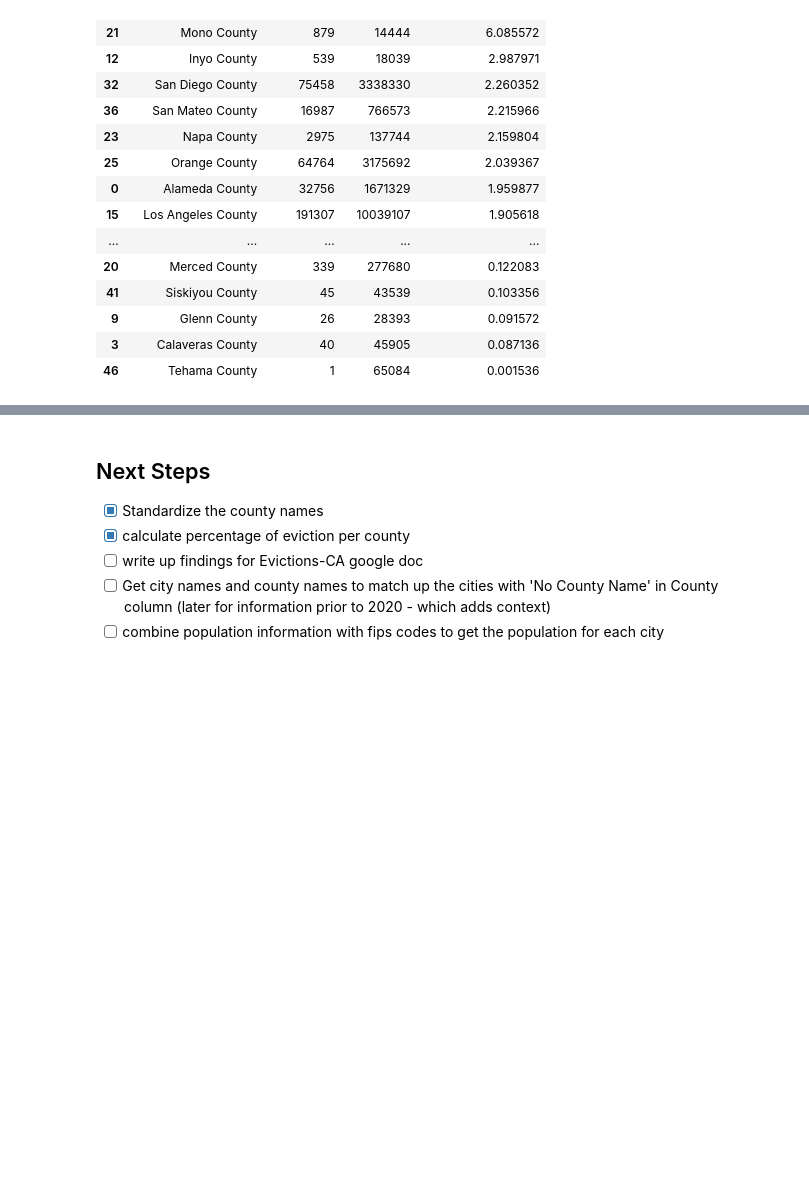
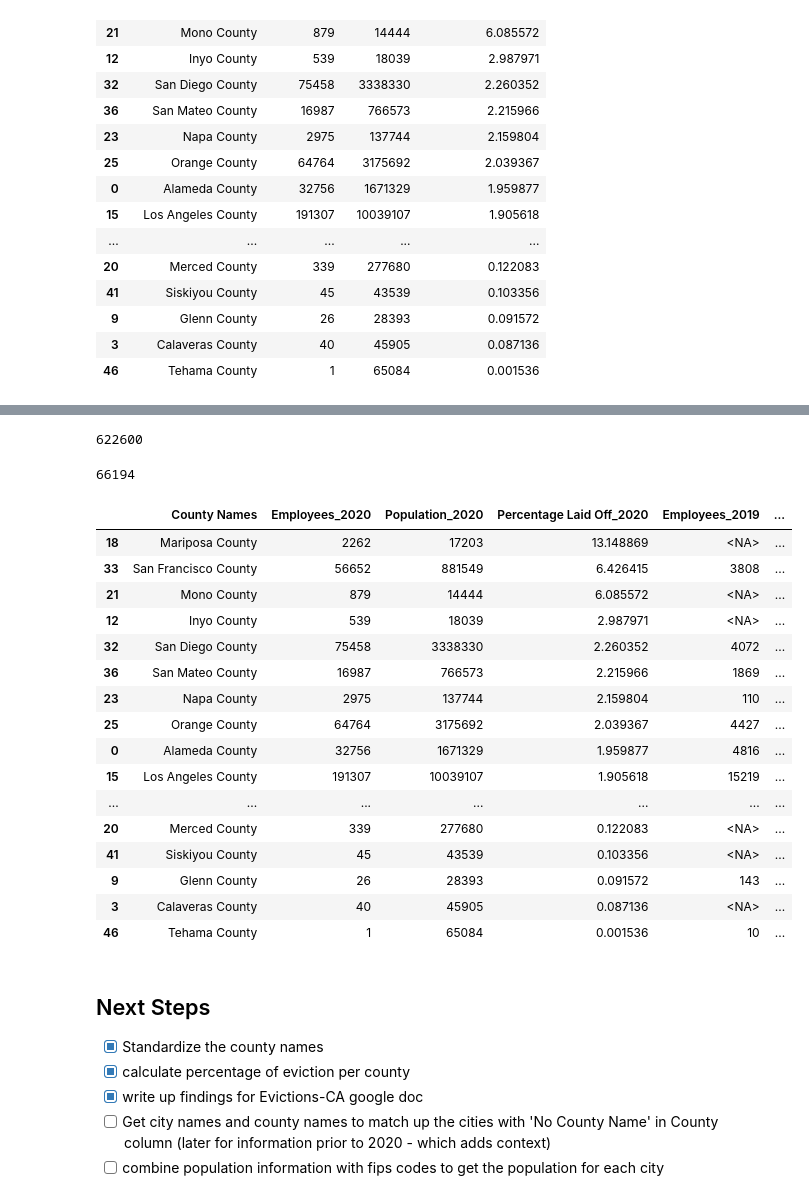
Before and after one commit to biglocalnews/WARN_Cali_analysis, a Jupyter notebook: hardest_hit/hardest_hit_bylayoffs.ipynb, the cells around one changed output, grey strips where cells are left out. Drawn from its saved outputs; the diff is of its cells as text; code cells hidden in the pictures; blank space fills up the shorter version.

```diff
--- a/hardest_hit/hardest_hit_bylayoffs.ipynb
+++ b/hardest_hit/hardest_hit_bylayoffs.ipynb
@@ -117,0 +153,4 @@ layoffs.sort_values(by='Percentage Laid Off', ascending=False)
+# %%
+cali_merge_2019 = pd.merge(cali_2019, cali_population, how="left", left_on="County", right_on="County Names")
+cali_merge_2019.drop(columns='Counties', inplace=True)
+cali_merge_2019.head()
@@ -117,0 +164,7 @@ layoffs.sort_values(by='Percentage Laid Off', ascending=False)
+# %%
+layoffs_by_county_2019 = cali_merge_2019.groupby(['County Names','Year']).agg('sum')
+layoffs_2019 = layoffs_by_county_2019.merge(cali_population, how="left", on="County Names")
+layoffs_2019.drop(columns=['Counties', 'Population_x'], inplace=True)
+layoffs_2019.rename(columns={"Population_y":"Population"}, inplace=True)
+layoffs_2019['Percentage Laid Off'] = (layoffs_2019['Employees']/layoffs_2019['Population']) * 100
+layoffs_2019.sort_values(by='Percentage Laid Off', ascending=False)
@@ -117,0 +189,33 @@ layoffs.sort_values(by='Percentage Laid Off', ascending=False)
+# %%
+layoff_sum_2020 = layoffs['Employees'].sum()
+layoff_sum_2020
+# %% [output]
+622600
+# %%
+layoff_sum_2019 = layoffs_2019['Employees'].sum()
+layoff_sum_2019
+# %% [output]
+66194
+# %%
+layoffs_2020_and_2019 = pd.merge(layoffs, layoffs_2019, how="left", left_on="County Names", right_on="County Names")
+layoffs_2020_and_2019.rename(columns={"Employees_x":"Employees_2020", "Population_x":"Population_2020", "Percentage Laid Off_x":"Percentage Laid Off_2020", "Employees_y":"Employees_2019","Percentage Laid Off_y":"Percentage Laid Off_2019"}, inplace=True)
+layoffs_2020_and_2019.drop(columns='Population_y', inplace=True)
+layoffs_2020_and_2019.sort_values(by='Percentage Laid Off_2020', ascending=False)
+# %% [output]
+|  | County Names | Employees_2020 | Population_2020 | Percentage Laid Off_2020 | Employees_2019 | ... |
+| 18 | Mariposa County | 2262 | 17203 | 13.148869 | <NA> | ... |
+| 33 | San Francisco County | 56652 | 881549 | 6.426415 | 3808 | ... |
+| 21 | Mono County | 879 | 14444 | 6.085572 | <NA> | ... |
+| 12 | Inyo County | 539 | 18039 | 2.987971 | <NA> | ... |
+| 32 | San Diego County | 75458 | 3338330 | 2.260352 | 4072 | ... |
+| 36 | San Mateo County | 16987 | 766573 | 2.215966 | 1869 | ... |
+| 23 | Napa County | 2975 | 137744 | 2.159804 | 110 | ... |
+| 25 | Orange County | 64764 | 3175692 | 2.039367 | 4427 | ... |
+| 0 | Alameda County | 32756 | 1671329 | 1.959877 | 4816 | ... |
+| 15 | Los Angeles County | 191307 | 10039107 | 1.905618 | 15219 | ... |
+| ... | ... | ... | ... | ... | ... | ... |
+| 20 | Merced County | 339 | 277680 | 0.122083 | <NA> | ... |
+| 41 | Siskiyou County | 45 | 43539 | 0.103356 | <NA> | ... |
+| 9 | Glenn County | 26 | 28393 | 0.091572 | 143 | ... |
+| 3 | Calaveras County | 40 | 45905 | 0.087136 | <NA> | ... |
+| 46 | Tehama County | 1 | 65084 | 0.001536 | 10 | ... |
@@ -120,6 +227,6 @@ layoffs.sort_values(by='Percentage Laid Off', ascending=False)
 
 - [x] Standardize the county names
 - [x] calculate percentage of eviction per county
-- [ ] write up findings for Evictions-CA google doc
+- [x] write up findings for Evictions-CA google doc
 - [ ] Get city names and county names to match up the cities with 'No County Name' in County column (later for information prior to 2020 - which adds context)
 - [ ] combine population information with fips codes to get the population for each city
```
Also changed, not shown: parts of 4 cells of this notebook.
